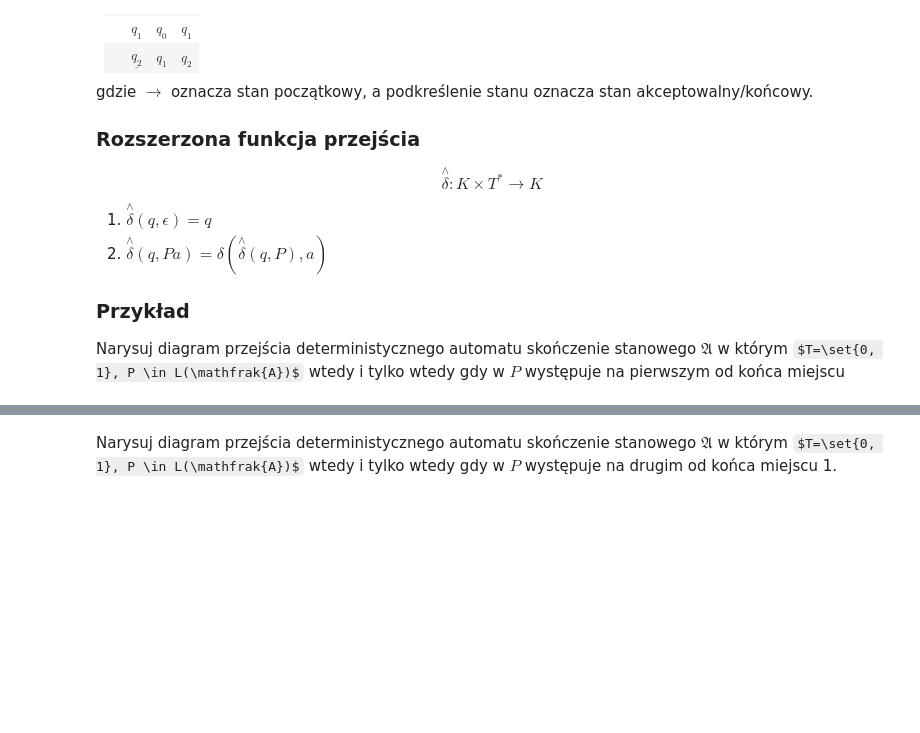
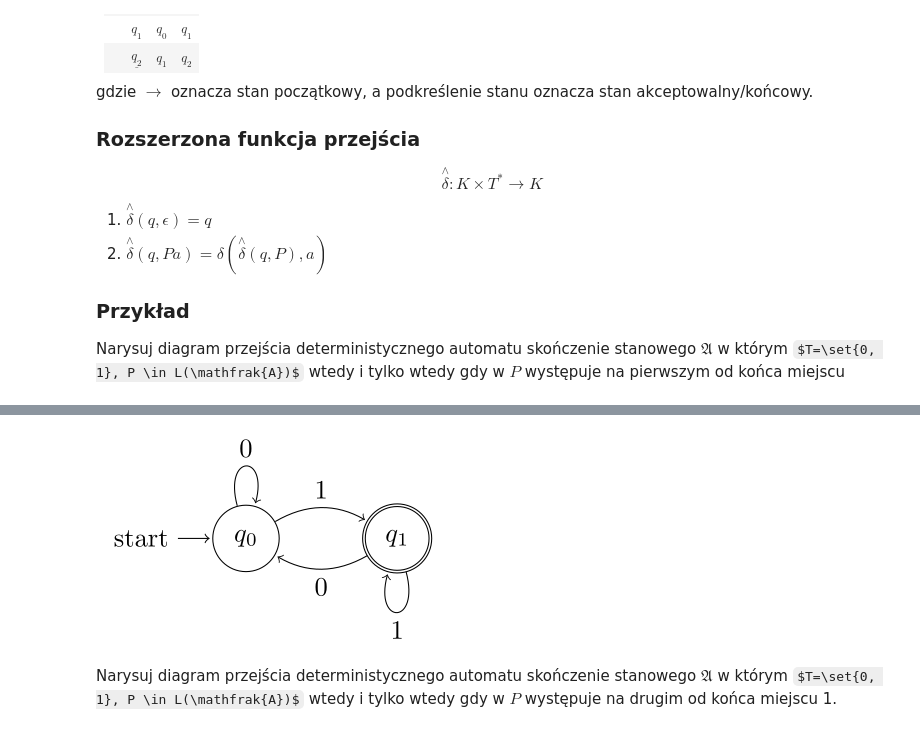
Before and after one commit to TCA166/notes, a Jupyter notebook: jezyki-formalne/jezyki.ipynb, the cells around one changed output, grey strips where cells are left out. Drawn from its saved outputs; the diff is of its cells as text; code cells hidden in the pictures; some formulas as TeX source; blank space fills up the shorter version.

```diff
--- a/jezyki-formalne/jezyki.ipynb
+++ b/jezyki-formalne/jezyki.ipynb
@@ -263,14 +264,14 @@ $$
 
 Narysuj diagram przejścia deterministycznego automatu skończenie stanowego $\mathfrak{A}$ w którym $T=\set{0, 1}, P \in L(\mathfrak{A})$ wtedy i tylko wtedy gdy w $P$ występuje na pierwszym od końca miejscu
 # %%
-%%tikz -sc=2.0 -l=automata,positioning
+%%tikz -sc=2.0 -l=automata,positioning -r -g
 \begin{tikzpicture}[shorten >=1pt,node distance=2cm,on grid,auto]
     \node[state,initial] (q_0)   {$q_0$};
     \node[state,accepting](q_1) [right=of q_0] {$q_1$};
     \path[->]
-    (q_0) edge  node [swap] {1} (q_1)
-          edge  [loop above] node {0} ()
-    (q_1) edge  node [swap] {0} (q_0)
-          edge [loop below] node {1} ();
+    (q_0) edge [bend left] node {1} (q_1)
+        edge [loop above] node {0} ()
+    (q_1) edge [bend left] node {0} (q_0)
+        edge [loop below] node {1} ();
 \end{tikzpicture}
 # %% [output]
@@ -278,3 +278,4 @@ Narysuj diagram przejścia deterministycznego automatu skończenie stanowego $\m
+[figure, added]
 # %% [markdown]
 Narysuj diagram przejścia deterministycznego automatu skończenie stanowego $\mathfrak{A}$ w którym $T=\set{0, 1}, P \in L(\mathfrak{A})$ wtedy i tylko wtedy gdy w $P$ występuje na drugim od końca miejscu 1.
 # %%
```
Also changed, not shown: parts of 3 cells of this notebook.
